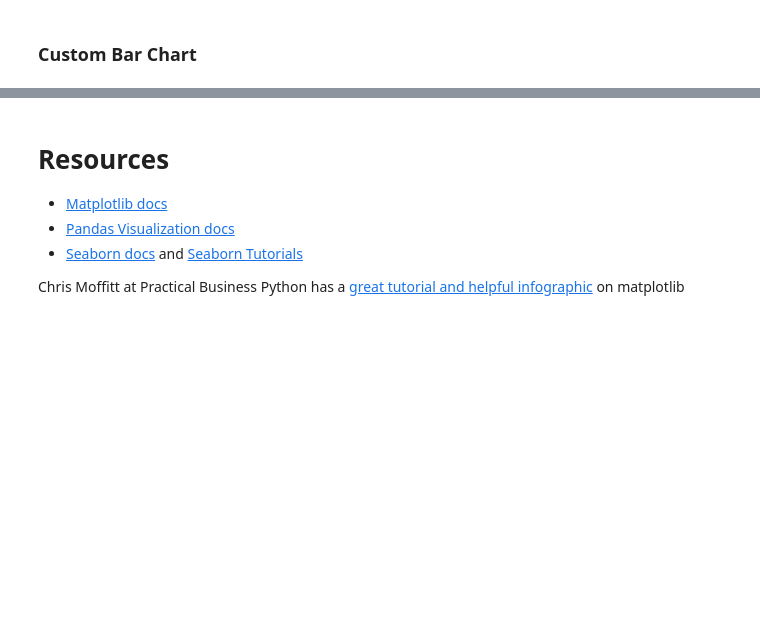
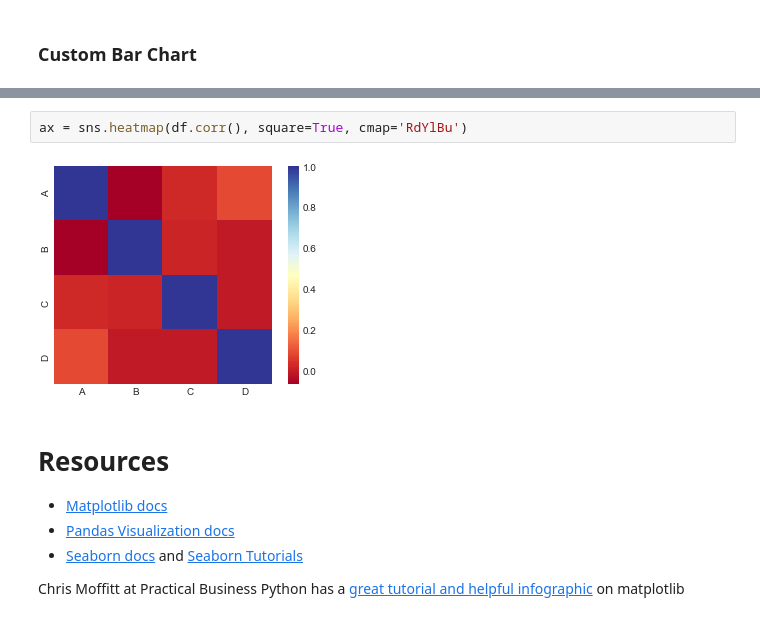
Before and after one commit to knanne/knanne.github.io, a Jupyter notebook: _notebooks/jupyter/pandas_visualization.ipynb, the cells around one changed output, grey strips where cells are left out. Cells and saved outputs as stored; diff of their text form; blank space fills up the shorter version.

```diff
--- a/_notebooks/jupyter/pandas_visualization.ipynb
+++ b/_notebooks/jupyter/pandas_visualization.ipynb
@@ -235,3 +266,7 @@ plot.savefig('img/scatterplot_matrix.png')
+# %%
+ax = sns.heatmap(df.corr(), square=True, cmap='RdYlBu')
+# %% [output]
+[figure, added]
 # %% [markdown]
 # Resources
 
```
Also changed, not shown: parts of 18 cells of this notebook, 7 other files.
